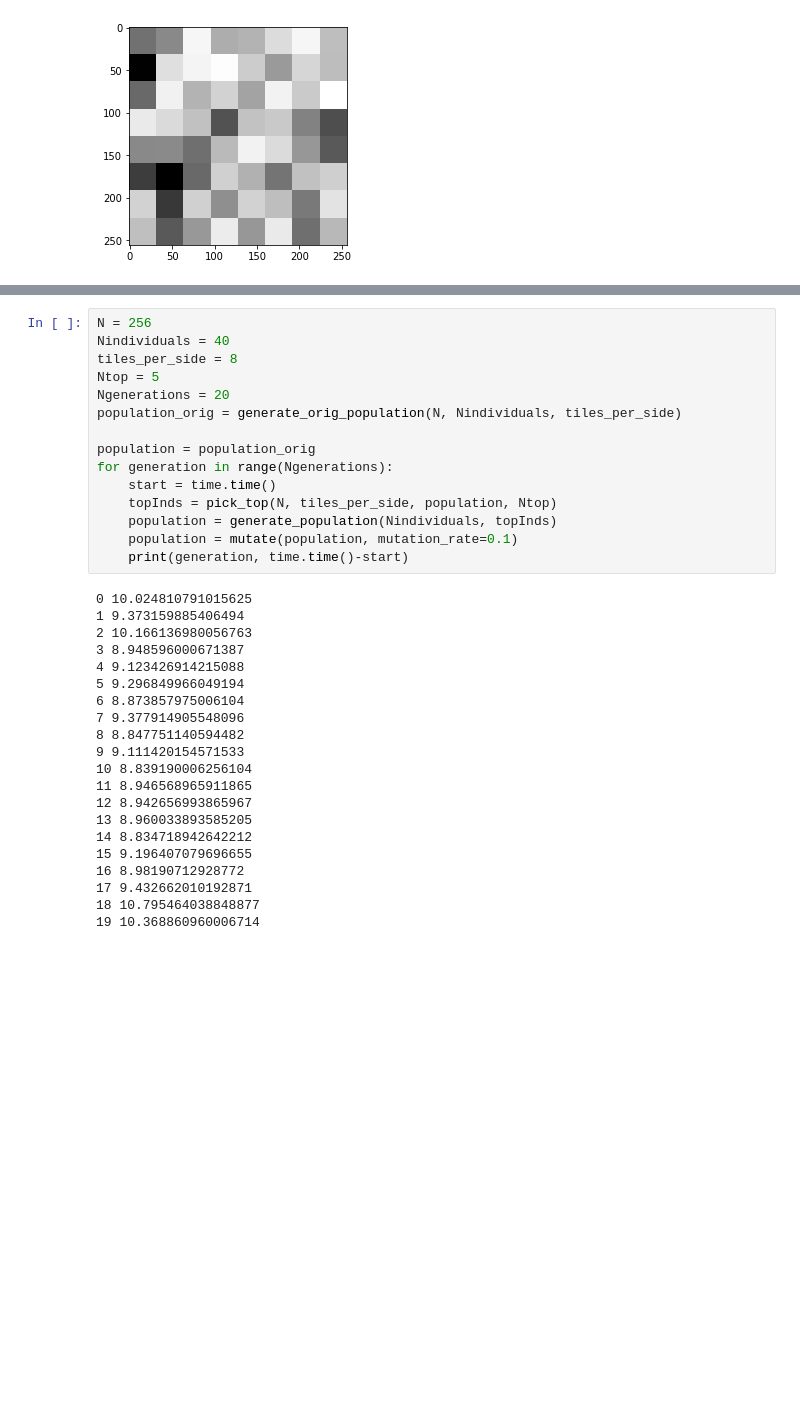
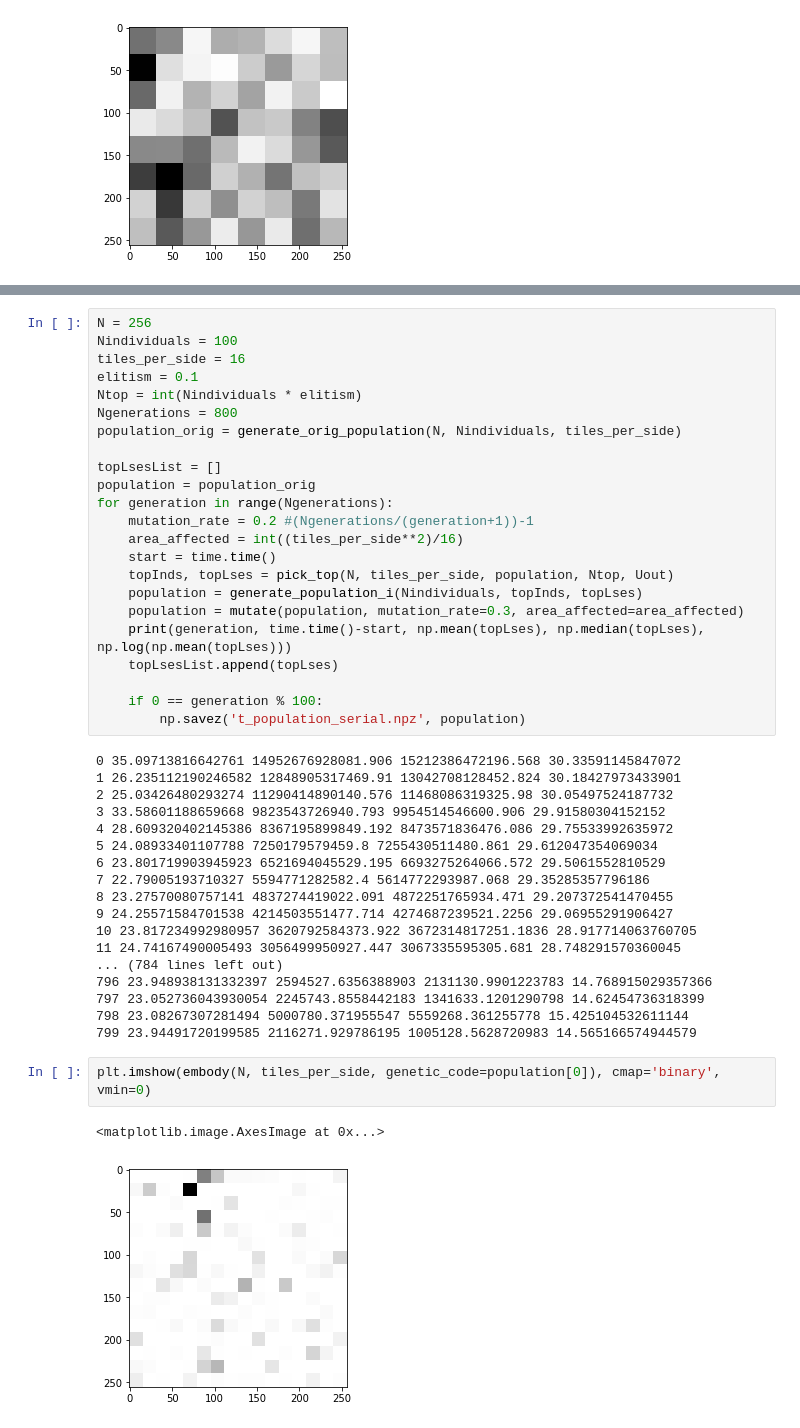
Before and after one commit to jamunozlab/turbulence, a Jupyter notebook: hierarchical_random_walk.ipynb, the cells around one changed output, grey strips where cells are left out. Saved outputs shown, nothing was run; the diff lists cells and outputs as text; blank space fills up the shorter version.

```diff
--- a/hierarchical_random_walk.ipynb
+++ b/hierarchical_random_walk.ipynb
@@ -770,37 +865,47 @@ for generation in range(Ngenerations):
 9 4.589969158172607
 # %%
 N = 256
-Nindividuals = 40
-tiles_per_side = 8
-Ntop = 5
-Ngenerations = 20
+Nindividuals = 100
+tiles_per_side = 16
+elitism = 0.1
+Ntop = int(Nindividuals * elitism)
+Ngenerations = 800
 population_orig = generate_orig_population(N, Nindividuals, tiles_per_side)
 
+topLsesList = []
 population = population_orig
 for generation in range(Ngenerations):
+    mutation_rate = 0.2 #(Ngenerations/(generation+1))-1
+    area_affected = int((tiles_per_side**2)/16)
     start = time.time()
-    topInds = pick_top(N, tiles_per_side, population, Ntop)
-    population = generate_population(Nindividuals, topInds)
-    population = mutate(population, mutation_rate=0.1)
-    print(generation, time.time()-start)
+    topInds, topLses = pick_top(N, tiles_per_side, population, Ntop, Uout)
+    population = generate_population_i(Nindividuals, topInds, topLses)
+    population = mutate(population, mutation_rate=0.3, area_affected=area_affected)
+    print(generation, time.time()-start, np.mean(topLses), np.median(topLses), np.log(np.mean(topLses)))
+    topLsesList.append(topLses)
+
+    if 0 == generation % 100:
+        np.savez('t_population_serial.npz', population)
 # %% [output]
-0 10.024810791015625
-1 9.373159885406494
-2 10.166136980056763
-3 8.948596000671387
-4 9.123426914215088
-5 9.296849966049194
-6 8.873857975006104
-7 9.377914905548096
-8 8.847751140594482
-9 9.111420154571533
-10 8.839190006256104
-11 8.946568965911865
-12 8.942656993865967
-13 8.960033893585205
-14 8.834718942642212
-15 9.196407079696655
-16 8.98190712928772
-17 9.432662010192871
-18 10.795464038848877
-19 10.368860960006714
+0 35.09713816642761 14952676928081.906 15212386472196.568 30.33591145847072
+1 26.235112190246582 12848905317469.91 13042708128452.824 30.18427973433901
+2 25.03426480293274 11290414890140.576 11468086319325.98 30.05497524187732
+3 33.58601188659668 9823543726940.793 9954514546600.906 29.91580304152152
+4 28.609320402145386 8367195899849.192 8473571836476.086 29.75533992635972
+5 24.08933401107788 7250179579459.8 7255430511480.861 29.612047354069034
+6 23.801719903945923 6521694045529.195 6693275264066.572 29.5061552810529
+7 22.79005193710327 5594771282582.4 5614772293987.068 29.35285357796186
+8 23.27570080757141 4837274419022.091 4872251765934.471 29.207372541470455
+9 24.25571584701538 4214503551477.714 4274687239521.2256 29.06955291906427
+10 23.817234992980957 3620792584373.922 3672314817251.1836 28.917714063760705
+11 24.74167490005493 3056499950927.447 3067335595305.681 28.748291570360045
+... (784 lines left out)
+796 23.948938131332397 2594527.6356388903 2131130.9901223783 14.768915029357366
+797 23.052736043930054 2245743.8558442183 1341633.1201290798 14.62454736318399
+798 23.08267307281494 5000780.371955547 5559268.361255778 15.425104532611144
+799 23.94491720199585 2116271.929786195 1005128.5628720983 14.565166574944579
+# %%
+plt.imshow(embody(N, tiles_per_side, genetic_code=population[0]), cmap='binary', vmin=0)
+# %% [output]
+<matplotlib.image.AxesImage at 0x...>
+[figure, added]
```
Also changed, not shown: parts of 22 cells of this notebook.
